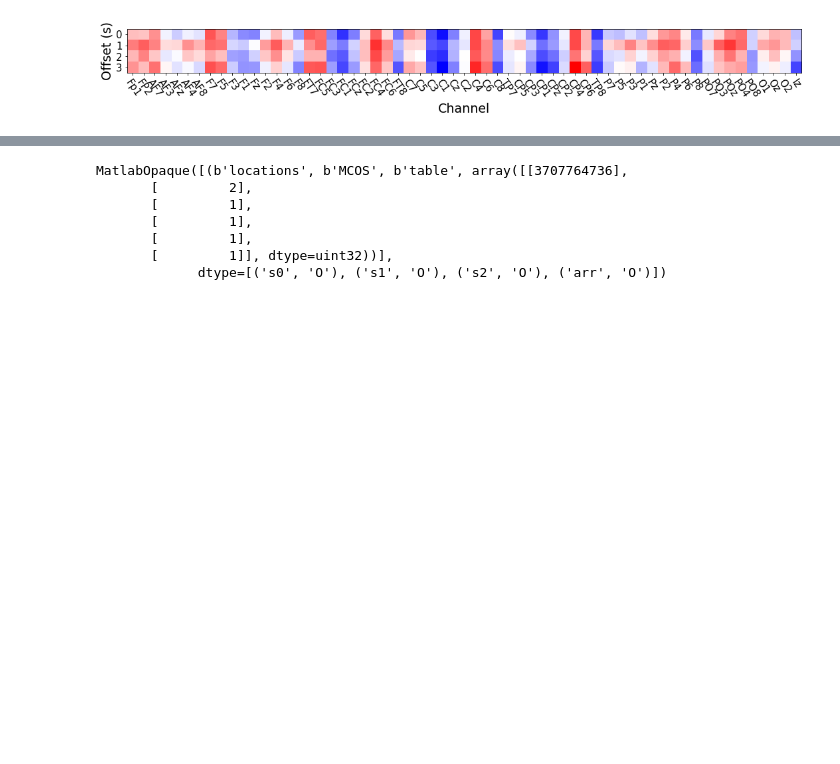
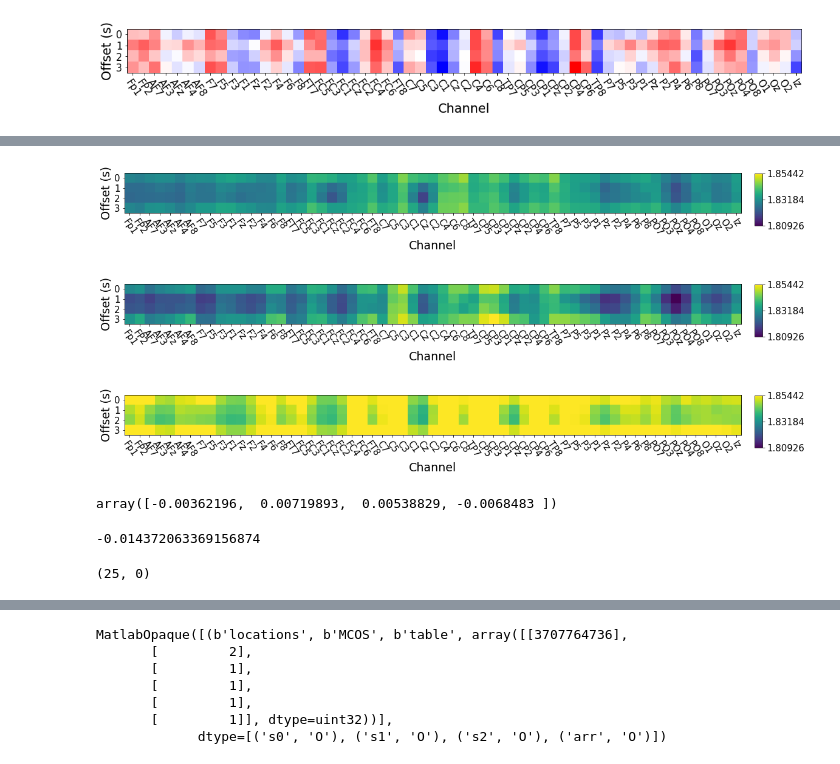
Before and after one commit to cristianch/EEG_CNP, a Jupyter notebook: notebooks/hfd_analysis.ipynb, the cells around one changed output, grey strips where cells are left out. Cells and saved outputs as stored; diff of their text form; code cells hidden in the pictures; blank space fills up the shorter version.

Commit message:
adjusting colourbars

```diff
--- a/notebooks/hfd_analysis.ipynb
+++ b/notebooks/hfd_analysis.ipynb
@@ -821,3 +845,5 @@ plt.savefig('./results/graphs/rearranged_with_colourbars/h/' + limb['name'] + '/
 plt.savefig('./results/graphs/rearranged_with_colourbars/h/' + limb['name'] + '/' + graph_name + '.jpg', bbox_inches='tight')
 # %% [output]
 [figure]
+# %%
+cbar_position = [1.007, 0.45, 0.012, 0.08]
@@ -823,0 +906,76 @@ plt.savefig('./results/graphs/rearranged_with_colourbars/h/' + limb['name'] + '/
+# %%
+title = 'Normalized HFD values in ' + limb['name'] + ' within a 2s sliding window, PDP; k=7'
+graph_name = 'window_pp_' + limb['name']
+
+fig = plt.figure(figsize=[15,15])
+#plt.title(title)
+ax = fig.add_subplot(111)
+plt.xlabel('Channel', fontsize=graph_font_label)
+plt.xticks(ticks=range(n_channels), labels=graph_labels, rotation=-55, fontsize=graph_font_ticks)
+plt.yticks(range(4), fontsize=graph_font_ticks)
+plt.ylabel('Offset (s)', fontsize=graph_font_label)
+img = ax.imshow(pp_mean_all_windows.transpose(), vmin=min_hfd, vmax=max_hfd)
+plt.tight_layout()
+cb = plt.colorbar(img, cax=fig.add_axes(cbar_position), fraction=cbar_fraction, pad=cbar_pad)
+cb.ax.tick_params(labelsize=graph_font_ticks)
+cb.locator = ticker.LinearLocator(numticks=3)
+cb.update_ticks()
+plt.savefig('./results/graphs/rearranged_with_colourbars/h/' + limb['name'] + '/' + graph_name + '.eps', bbox_inches='tight')
+plt.savefig('./results/graphs/rearranged_with_colourbars/h/' + limb['name'] + '/' + graph_name + '.jpg', bbox_inches='tight')
+# %% [output]
+[figure, added]
+# %%
+title = 'Normalized HFD values in ' + limb['name'] + ' within a 2s sliding window, PNP; k=7'
+graph_name = 'window_pnp_' + limb['name']
+
+fig = plt.figure(figsize=[15,15])
+#plt.title(title)
+ax = fig.add_subplot(111)
+plt.xlabel('Channel', fontsize=graph_font_label)
+plt.xticks(ticks=range(n_channels), labels=graph_labels, rotation=-55, fontsize=graph_font_ticks)
+plt.yticks(range(4), fontsize=graph_font_ticks)
+plt.ylabel('Offset (s)', fontsize=graph_font_label)
+img = ax.imshow(pnp_mean_all_windows.transpose(), vmin=min_hfd, vmax=max_hfd)
+plt.tight_layout()
+cb = plt.colorbar(img, cax=fig.add_axes(cbar_position), fraction=cbar_fraction, pad=cbar_pad)
+cb.ax.tick_params(labelsize=graph_font_ticks)
+cb.locator = ticker.LinearLocator(numticks=3)
+cb.update_ticks()
+plt.savefig('./results/graphs/rearranged_with_colourbars/h/' + limb['name'] + '/' + graph_name + '.eps', bbox_inches='tight')
+plt.savefig('./results/graphs/rearranged_with_colourbars/h/' + limb['name'] + '/' + graph_name + '.jpg', bbox_inches='tight')
+# %% [output]
+[figure, added]
+# %%
+title = 'Normalized HFD values in ' + limb['name'] + ' within a 2s sliding window, PNP; k=7'
+graph_name = 'window_hv_' + limb['name']
+
+fig = plt.figure(figsize=[15,15])
+#plt.title(title)
+ax = fig.add_subplot(111)
+plt.xlabel('Channel', fontsize=graph_font_label)
+plt.xticks(ticks=range(n_channels), labels=graph_labels, rotation=-55, fontsize=graph_font_ticks)
+plt.yticks(range(4), fontsize=graph_font_ticks)
+plt.ylabel('Offset (s)', fontsize=graph_font_label)
+plt.imshow(hv_mean_all_windows.transpose(), vmin=min_hfd, vmax=max_hfd)
+plt.tight_layout()
+cb = plt.colorbar(img, cax=fig.add_axes(cbar_position), fraction=cbar_fraction, pad=cbar_pad)
+cb.ax.tick_params(labelsize=graph_font_ticks)
+cb.locator = ticker.LinearLocator(numticks=3)
+cb.update_ticks()
+plt.savefig('./results/graphs/rearranged_with_colourbars/h/' + limb['name'] + '/' + graph_name + '.eps', bbox_inches='tight')
+plt.savefig('./results/graphs/rearranged_with_colourbars/h/' + limb['name'] + '/' + graph_name + '.jpg', bbox_inches='tight')
+# %% [output]
+[figure, added]
+# %%
+diff_all_windows[ch_names.index('P1')]
+# %% [output]
+array([-0.00362196,  0.00719893,  0.00538829, -0.0068483 ])
+# %%
+diff_all_windows.min()
+# %% [output]
+-0.014372063369156874
+# %%
+asda = np.abs(diff_all_windows - np.zeros(diff_all_windows.shape))
+np.unravel_index(asda.argmin(), asda.shape)
+# %% [output]
+(25, 0)
```
Also changed, not shown: parts of 25 cells of this notebook, 24 other files.
